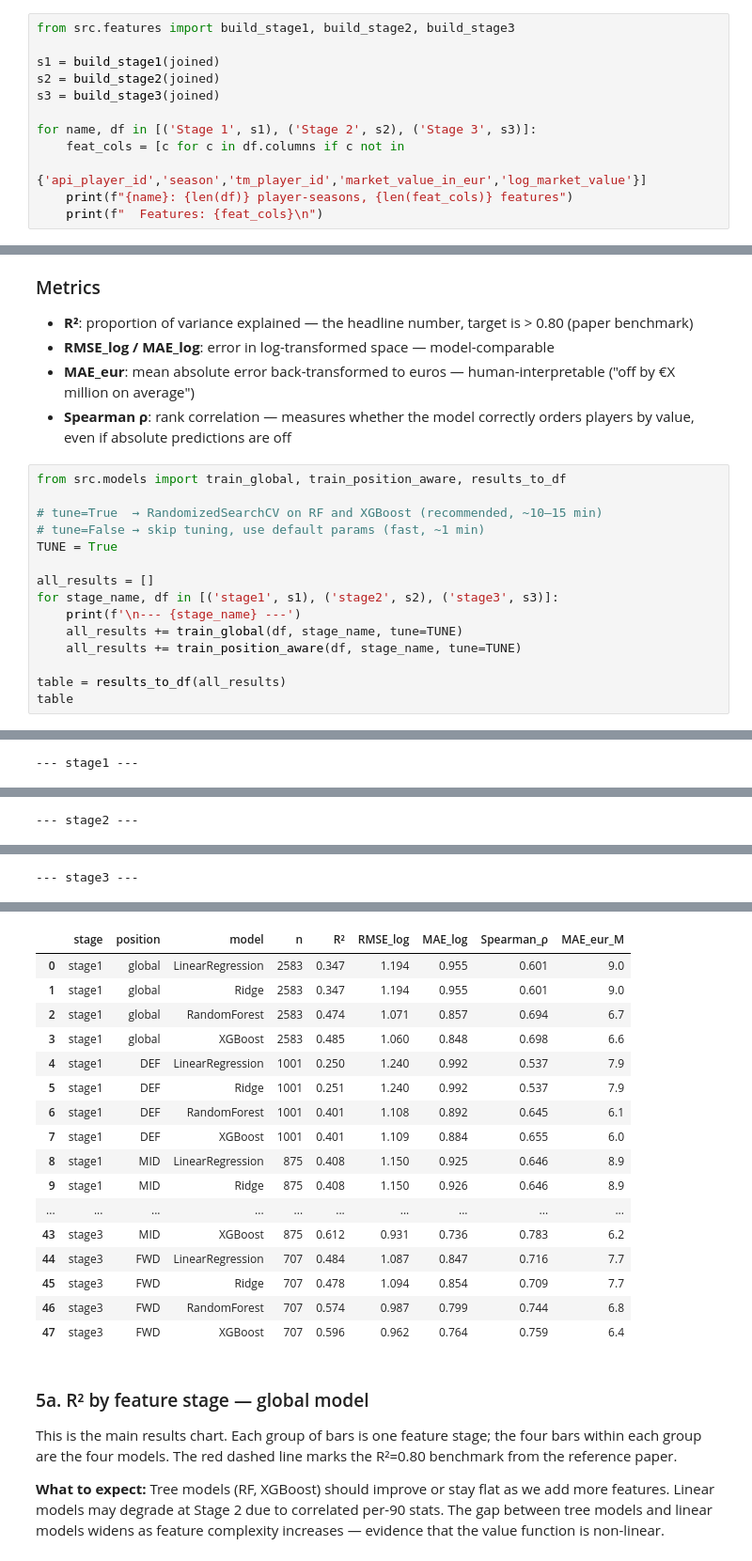
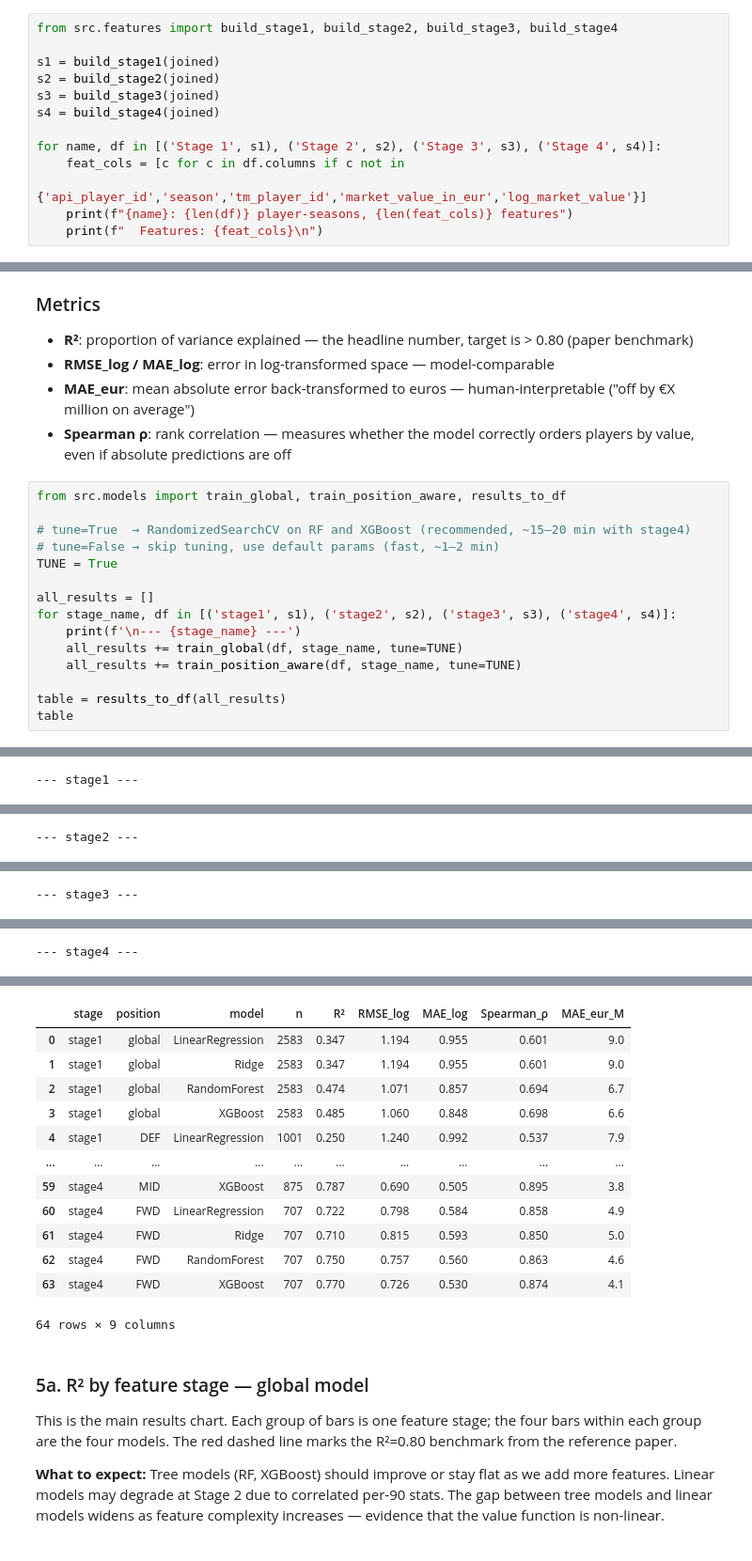
Before and after one commit to DennisJohansson423/football-market-value-prediction, a Jupyter notebook: notebooks/analysis.ipynb, the cells around one changed output, grey strips where cells are left out. Shown at 94% size. Saved outputs shown, nothing was run; the diff lists cells and outputs as text.

```diff
--- a/notebooks/analysis.ipynb
+++ b/notebooks/analysis.ipynb
@@ -309,11 +316,12 @@ Stage 2 plus `age²` (captures the non-linear age curve), position-relative perc
 # %%
-from src.features import build_stage1, build_stage2, build_stage3
+from src.features import build_stage1, build_stage2, build_stage3, build_stage4
 
 s1 = build_stage1(joined)
 s2 = build_stage2(joined)
 s3 = build_stage3(joined)
+s4 = build_stage4(joined)
 
-for name, df in [('Stage 1', s1), ('Stage 2', s2), ('Stage 3', s3)]:
+for name, df in [('Stage 1', s1), ('Stage 2', s2), ('Stage 3', s3), ('Stage 4', s4)]:
     feat_cols = [c for c in df.columns if c not in
                  {'api_player_id','season','tm_player_id','market_value_in_eur','log_market_value'}]
     print(f"{name}: {len(df)} player-seasons, {len(feat_cols)} features")
@@ -356,12 +370,12 @@ Stage 3: 7808 player-seasons, 29 features
 # %%
 from src.models import train_global, train_position_aware, results_to_df
 
-# tune=True  → RandomizedSearchCV on RF and XGBoost (recommended, ~10–15 min)
-# tune=False → skip tuning, use default params (fast, ~1 min)
+# tune=True  → RandomizedSearchCV on RF and XGBoost (recommended, ~15–20 min with stage4)
+# tune=False → skip tuning, use default params (fast, ~1–2 min)
 TUNE = True
 
 all_results = []
-for stage_name, df in [('stage1', s1), ('stage2', s2), ('stage3', s3)]:
+for stage_name, df in [('stage1', s1), ('stage2', s2), ('stage3', s3), ('stage4', s4)]:
     print(f'\n--- {stage_name} ---')
     all_results += train_global(df, stage_name, tune=TUNE)
     all_results += train_position_aware(df, stage_name, tune=TUNE)
@@ -427,0 +442 @@ INFO   [FWD] XGBoost  R²=0.596  RMSE_log=0.962  MAE_eur=€6M
+--- stage4 ---
@@ -428,20 +460,16 @@ INFO   [FWD] XGBoost  R²=0.596  RMSE_log=0.962  MAE_eur=€6M
 |  | stage | position | model | n | R² | RMSE_log | MAE_log | Spearman_ρ | MAE_eur_M |
 | 0 | stage1 | global | LinearRegression | 2583 | 0.347 | 1.194 | 0.955 | 0.601 | 9.0 |
 | 1 | stage1 | global | Ridge | 2583 | 0.347 | 1.194 | 0.955 | 0.601 | 9.0 |
 | 2 | stage1 | global | RandomForest | 2583 | 0.474 | 1.071 | 0.857 | 0.694 | 6.7 |
 | 3 | stage1 | global | XGBoost | 2583 | 0.485 | 1.060 | 0.848 | 0.698 | 6.6 |
 | 4 | stage1 | DEF | LinearRegression | 1001 | 0.250 | 1.240 | 0.992 | 0.537 | 7.9 |
-| 5 | stage1 | DEF | Ridge | 1001 | 0.251 | 1.240 | 0.992 | 0.537 | 7.9 |
-| 6 | stage1 | DEF | RandomForest | 1001 | 0.401 | 1.108 | 0.892 | 0.645 | 6.1 |
-| 7 | stage1 | DEF | XGBoost | 1001 | 0.401 | 1.109 | 0.884 | 0.655 | 6.0 |
-| 8 | stage1 | MID | LinearRegression | 875 | 0.408 | 1.150 | 0.925 | 0.646 | 8.9 |
-| 9 | stage1 | MID | Ridge | 875 | 0.408 | 1.150 | 0.926 | 0.646 | 8.9 |
 | ... | ... | ... | ... | ... | ... | ... | ... | ... | ... |
-| 43 | stage3 | MID | XGBoost | 875 | 0.612 | 0.931 | 0.736 | 0.783 | 6.2 |
-| 44 | stage3 | FWD | LinearRegression | 707 | 0.484 | 1.087 | 0.847 | 0.716 | 7.7 |
-| 45 | stage3 | FWD | Ridge | 707 | 0.478 | 1.094 | 0.854 | 0.709 | 7.7 |
-| 46 | stage3 | FWD | RandomForest | 707 | 0.574 | 0.987 | 0.799 | 0.744 | 6.8 |
-| 47 | stage3 | FWD | XGBoost | 707 | 0.596 | 0.962 | 0.764 | 0.759 | 6.4 |
+| 59 | stage4 | MID | XGBoost | 875 | 0.787 | 0.690 | 0.505 | 0.895 | 3.8 |
+| 60 | stage4 | FWD | LinearRegression | 707 | 0.722 | 0.798 | 0.584 | 0.858 | 4.9 |
+| 61 | stage4 | FWD | Ridge | 707 | 0.710 | 0.815 | 0.593 | 0.850 | 5.0 |
+| 62 | stage4 | FWD | RandomForest | 707 | 0.750 | 0.757 | 0.560 | 0.863 | 4.6 |
+| 63 | stage4 | FWD | XGBoost | 707 | 0.770 | 0.726 | 0.530 | 0.874 | 4.1 |
+64 rows × 9 columns
 # %% [markdown]
 ### 5a. R² by feature stage — global model
 
```
Also changed, not shown: parts of 7 cells of this notebook, 2 other files.
